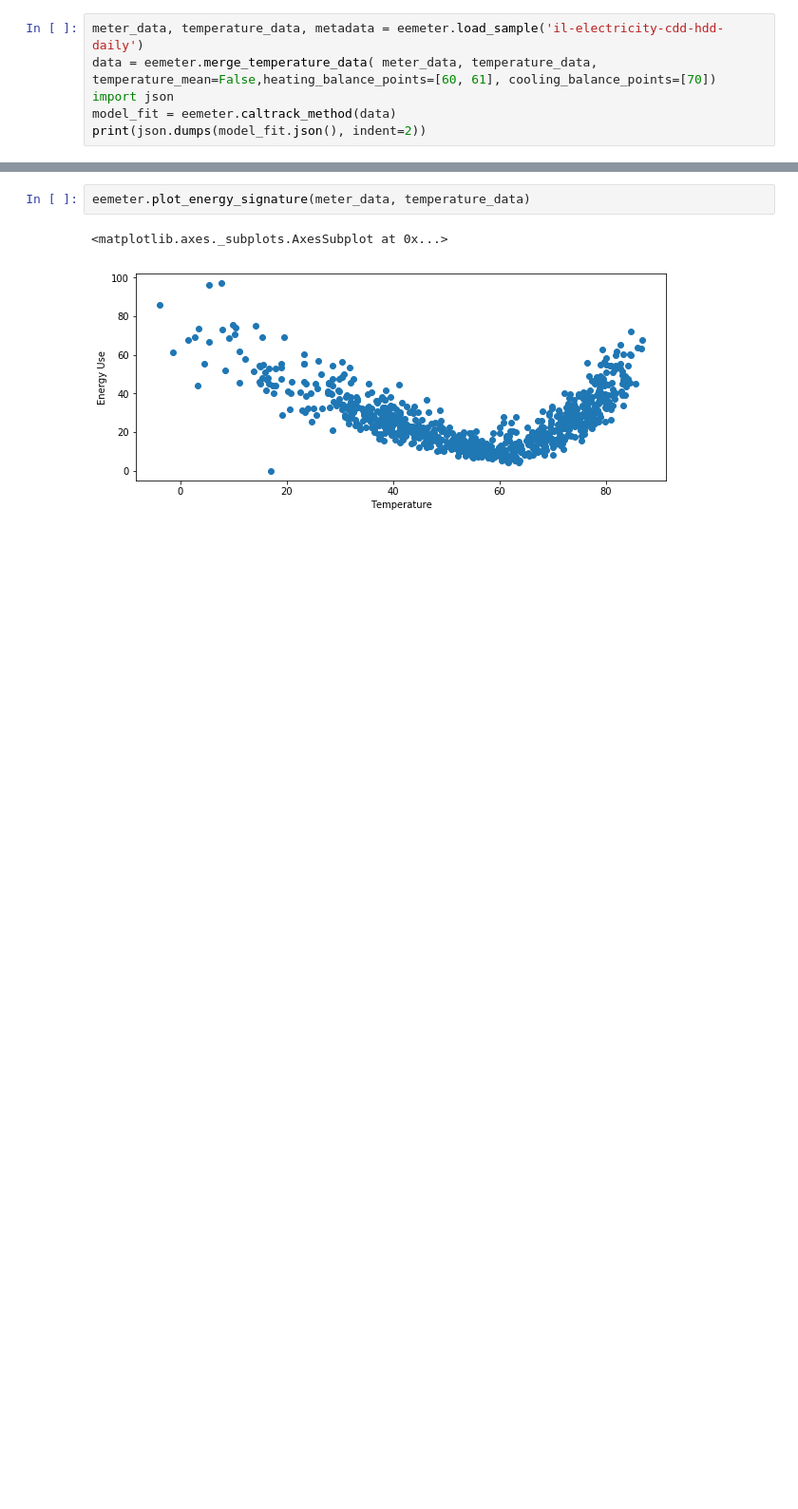
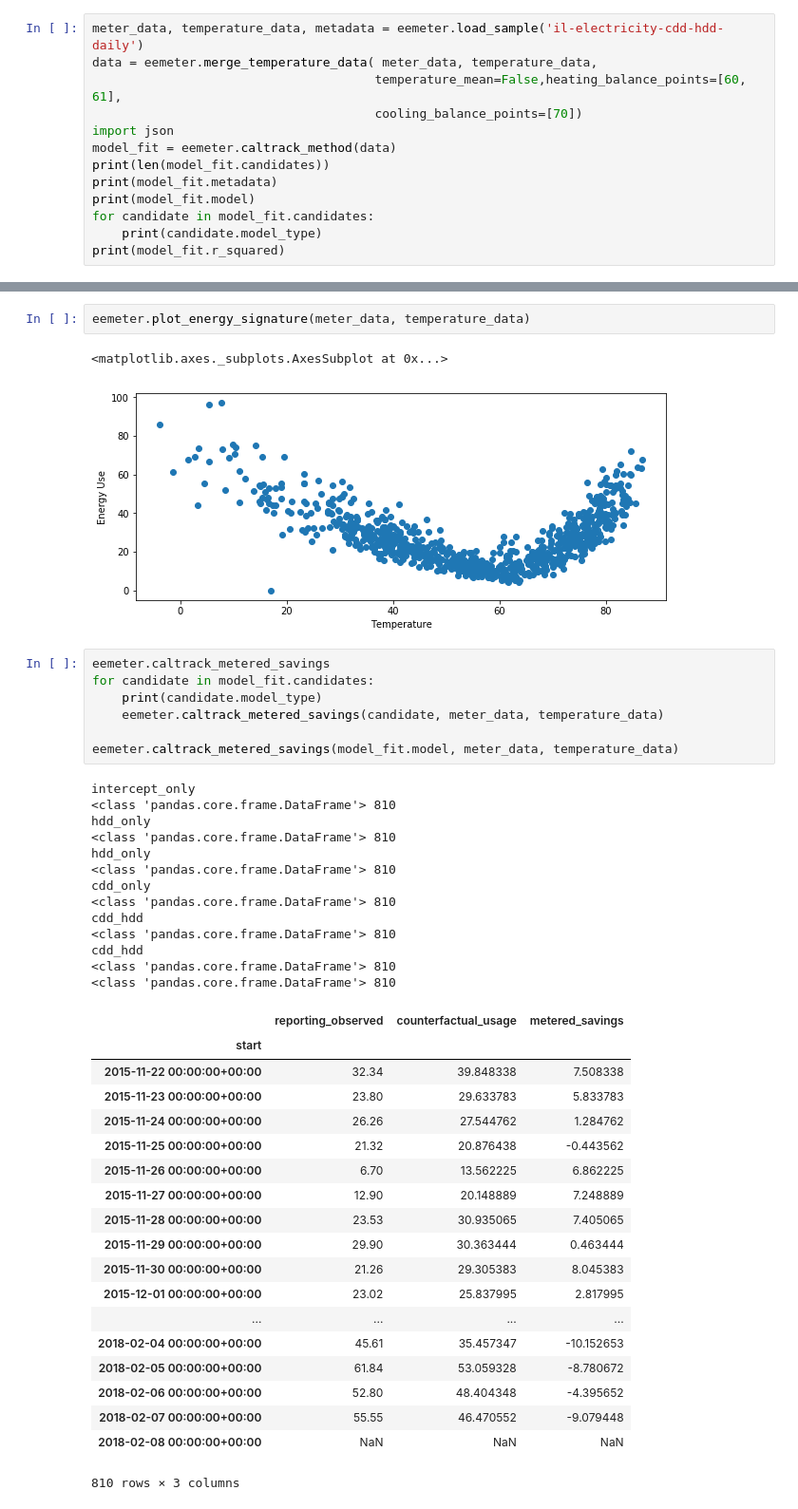
Before and after one commit to openeemeter/eemeter, a Jupyter notebook: scripts/toshi.ipynb, the cells around one changed output, grey strips where cells are left out. Shown: that part at 95% size. Drawn from its saved outputs; the diff is of its cells as text; blank space fills up the shorter version.

```diff
--- a/scripts/toshi.ipynb
+++ b/scripts/toshi.ipynb
@@ -21,8 +21,15 @@ eemeter.samples()
  'il-gas-intercept-only-hourly']
 # %%
 meter_data, temperature_data, metadata = eemeter.load_sample('il-electricity-cdd-hdd-daily')
-data = eemeter.merge_temperature_data( meter_data, temperature_data, temperature_mean=False,heating_balance_points=[60, 61], cooling_balance_points=[70])
+data = eemeter.merge_temperature_data( meter_data, temperature_data,
+                                      temperature_mean=False,heating_balance_points=[60, 61],
+                                      cooling_balance_points=[70])
 import json
 model_fit = eemeter.caltrack_method(data)
-print(json.dumps(model_fit.json(), indent=2))
+print(len(model_fit.candidates))
+print(model_fit.metadata)
+print(model_fit.model)
+for candidate in model_fit.candidates:
+    print(candidate.model_type)
+print(model_fit.r_squared)
 # %% [output]
@@ -53,3 +48,43 @@ eemeter.plot_energy_signature(meter_data, temperature_data)
 # %% [output]
 <matplotlib.axes._subplots.AxesSubplot at 0x...>
 [figure]
+# %%
+eemeter.caltrack_metered_savings
+for candidate in model_fit.candidates:
+    print(candidate.model_type)
+    eemeter.caltrack_metered_savings(candidate, meter_data, temperature_data)
+
+eemeter.caltrack_metered_savings(model_fit.model, meter_data, temperature_data)
+# %% [output]
+intercept_only
+<class 'pandas.core.frame.DataFrame'> 810
+hdd_only
+<class 'pandas.core.frame.DataFrame'> 810
+hdd_only
+<class 'pandas.core.frame.DataFrame'> 810
+cdd_only
+<class 'pandas.core.frame.DataFrame'> 810
+cdd_hdd
+<class 'pandas.core.frame.DataFrame'> 810
+cdd_hdd
+<class 'pandas.core.frame.DataFrame'> 810
+<class 'pandas.core.frame.DataFrame'> 810
+|  | reporting_observed | counterfactual_usage | metered_savings |
+| start |  |  |  |
+| 2015-11-22 00:00:00+00:00 | 32.34 | 39.848338 | 7.508338 |
+| 2015-11-23 00:00:00+00:00 | 23.80 | 29.633783 | 5.833783 |
+| 2015-11-24 00:00:00+00:00 | 26.26 | 27.544762 | 1.284762 |
+| 2015-11-25 00:00:00+00:00 | 21.32 | 20.876438 | -0.443562 |
+| 2015-11-26 00:00:00+00:00 | 6.70 | 13.562225 | 6.862225 |
+| 2015-11-27 00:00:00+00:00 | 12.90 | 20.148889 | 7.248889 |
+| 2015-11-28 00:00:00+00:00 | 23.53 | 30.935065 | 7.405065 |
+| 2015-11-29 00:00:00+00:00 | 29.90 | 30.363444 | 0.463444 |
+| 2015-11-30 00:00:00+00:00 | 21.26 | 29.305383 | 8.045383 |
+| 2015-12-01 00:00:00+00:00 | 23.02 | 25.837995 | 2.817995 |
+| ... | ... | ... | ... |
+| 2018-02-04 00:00:00+00:00 | 45.61 | 35.457347 | -10.152653 |
+| 2018-02-05 00:00:00+00:00 | 61.84 | 53.059328 | -8.780672 |
+| 2018-02-06 00:00:00+00:00 | 52.80 | 48.404348 | -4.395652 |
+| 2018-02-07 00:00:00+00:00 | 55.55 | 46.470552 | -9.079448 |
+| 2018-02-08 00:00:00+00:00 | NaN | NaN | NaN |
+810 rows × 3 columns
```
Also changed, not shown: parts of 5 cells of this notebook, 2 other files.
